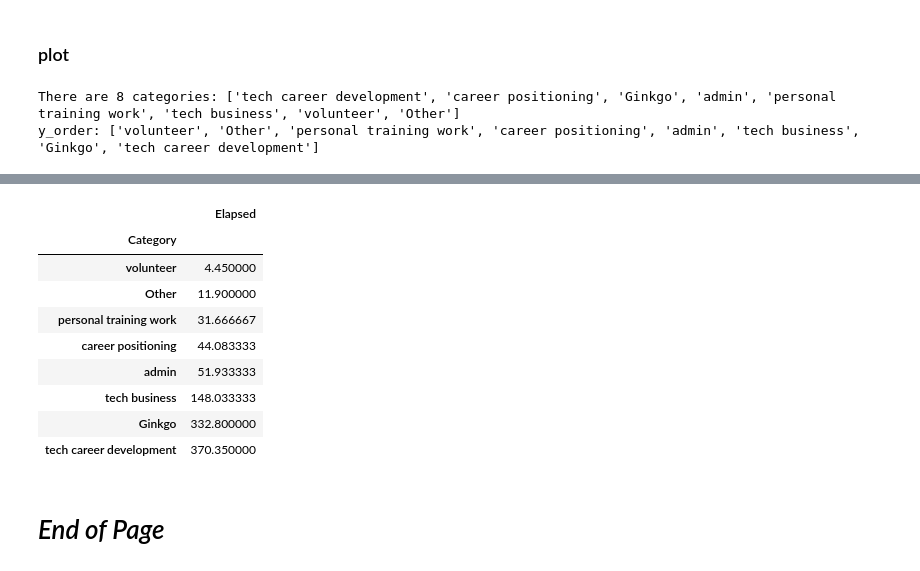
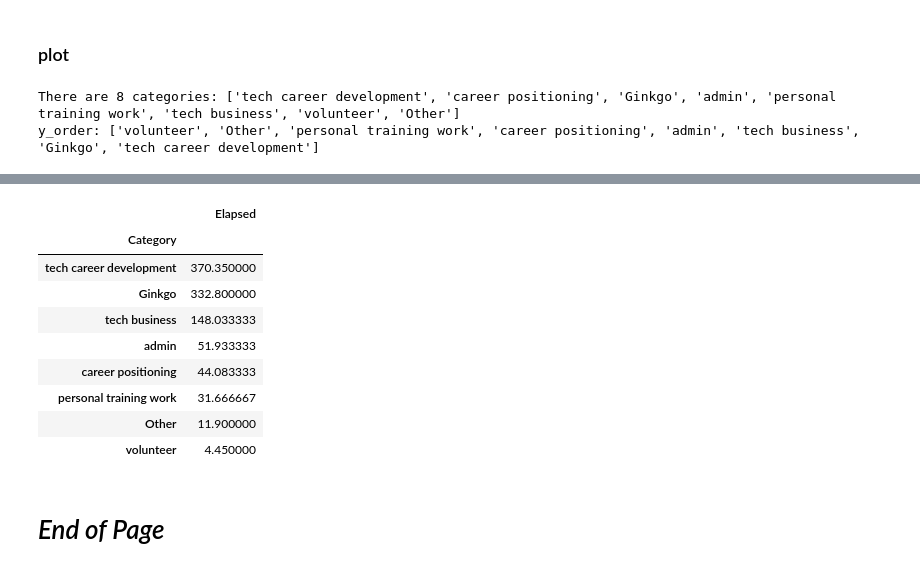
Before and after one commit to silvhua/notion-code, a Jupyter notebook: notebooks/2023-12-31 data viz.ipynb, the cells around one changed output, grey strips where cells are left out. Cells and saved outputs as stored; diff of their text form; code cells hidden in the pictures.

```diff
--- a/notebooks/2023-12-31 data viz.ipynb
+++ b/notebooks/2023-12-31 data viz.ipynb
@@ -571,8 +571,8 @@ from plotly.subplots import make_subplots
 
 def plot_int_hist(
     df, groupby, columns=None, classification=None, label=1,
-    agg='sum',
-    barmode='stack', n_columns=1, height=150, y_order=False
+    agg='sum', title=True, y_order=False,
+    barmode='stack', n_columns=1, height=150
     ):
     """
     Use Plotly to plot multiple histograms using the specified columns of a dataframe.
@@ -581,9 +581,11 @@ def plot_int_hist(
     Arguments:
     - df: Dataframe.
     - columns (optional): Columns of dataframe on which to create the histogram. If blank, all numeric data will be plotted.
-    - classification (optional): Provide name of colum containing binary classification values 0 and 1.
+    - classification (optional): Provide name of column containing binary classification values (e.g. 0 and 1).
         Data points classified as 1 will be in red.
-    - label (optional): Label of classification column. Default is 1.
+    - label (optional): Value of classification column. Default is 1.
+    - agg ('count', 'sum', 'avg', 'median', 'mode', 'rms', 'stddev', 'min', 'max', 'first', and 'last';
+        string, optional): Aggregate function to apply. Default is sum.
     - barmode ('stack', 'group', or 'overlay'; optional): How the different will be shown. Default is 'stack'.
     - n_columns (optional): Number of columns in the figure. Default is 2.
     - height (optional): Height of each subplot in pixels. Default is 150.
@@ -633,12 +635,13 @@ def plot_int_hist(
         # title_y=0.1,
         title_yanchor='top'
     )
-    fig.update_xaxes(title=dict(
-        standoff=0,
-        ),
-        title_text=f'{agg}'.upper(),
-        row=n_rows
-    )
+    if title:
+        fig.update_xaxes(title=dict(
+            standoff=0,
+            ),
+            title_text=title if type(title) == str else f'{agg}'.upper(),
+            row=n_rows
+        )
     if y_order:
         aggregate_df = df[columns + [groupby]].groupby(
             groupby
@@ -649,43 +652,44 @@ def plot_int_hist(
     fig.show()
 
 
 def plot_by_category(
     df, category_column='Category', classification='Unbilled', label=True,
-    agg='sum', sort_column='Elapsed', height=200
+    agg='sum', sort_column='Elapsed', title=True, height=None
     ):
     classified_df = classify_projects(df)
     aggregate_df = classified_df[[sort_column, category_column]].groupby(
         category_column
-        ).sum().sort_values(by=[sort_column], ascending=True)
+        ).sum().sort_values(by=[sort_column], ascending=False)
     # index_list = aggregate_df.index.tolist()
     # print(index_list)
 
     plot_int_hist(
         classified_df,
         groupby=category_column,
         columns=[sort_column],
         classification=classification,
         agg=agg,
         label=label,
+        title=title,
         y_order=True,
         height=height
     )
     return aggregate_df
 
-plot_by_category(df, classification='Unbilled')
+plot_by_category(df, classification='Unbilled', height=None)
 # %% [output]
 There are 8 categories: ['tech career development', 'career positioning', 'Ginkgo', 'admin', 'personal training work', 'tech business', 'volunteer', 'Other']
 y_order: ['volunteer', 'Other', 'personal training work', 'career positioning', 'admin', 'tech business', 'Ginkgo', 'tech career development']
 [interactive output not drawn]
 |  | Elapsed |
 | Category |  |
+| tech career development | 370.350000 |
+| Ginkgo | 332.800000 |
+| tech business | 148.033333 |
+| admin | 51.933333 |
+| career positioning | 44.083333 |
+| personal training work | 31.666667 |
+| Other | 11.900000 |
 | volunteer | 4.450000 |
-| Other | 11.900000 |
-| personal training work | 31.666667 |
-| career positioning | 44.083333 |
-| admin | 51.933333 |
-| tech business | 148.033333 |
-| Ginkgo | 332.800000 |
-| tech career development | 370.350000 |
 # %% [markdown]
 # *End of Page*
```
Also changed, not shown: 1 other file.
